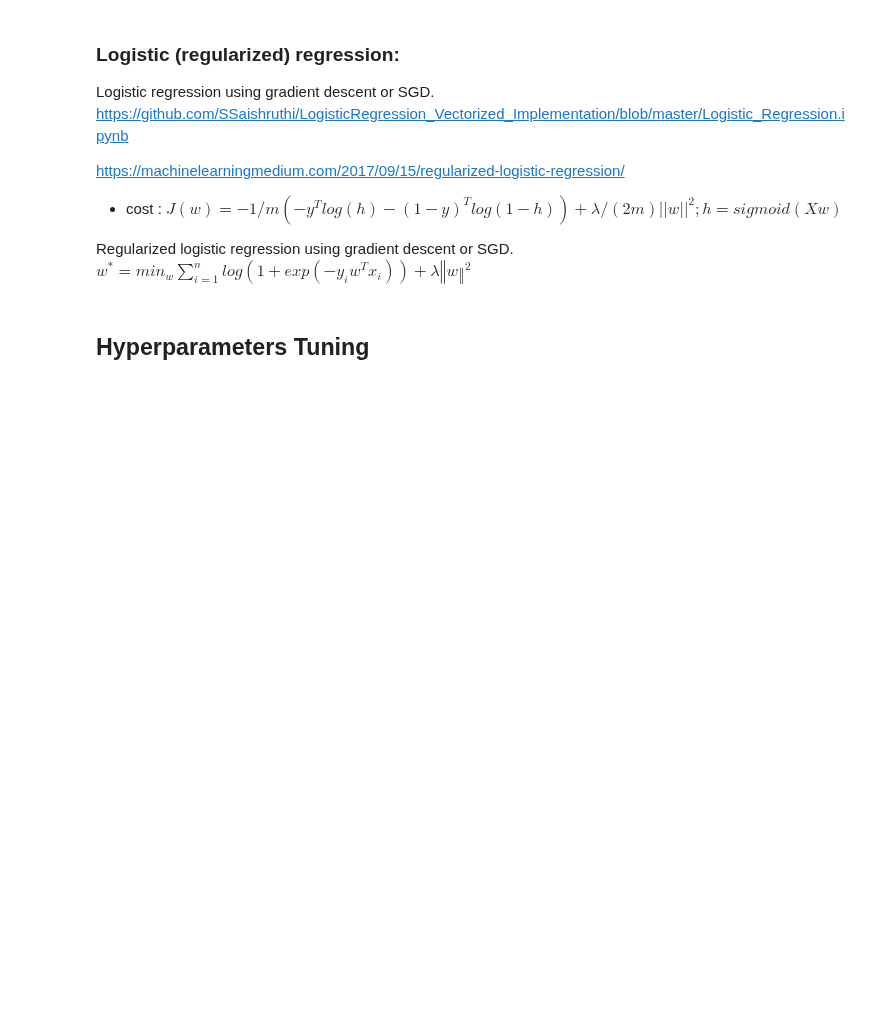
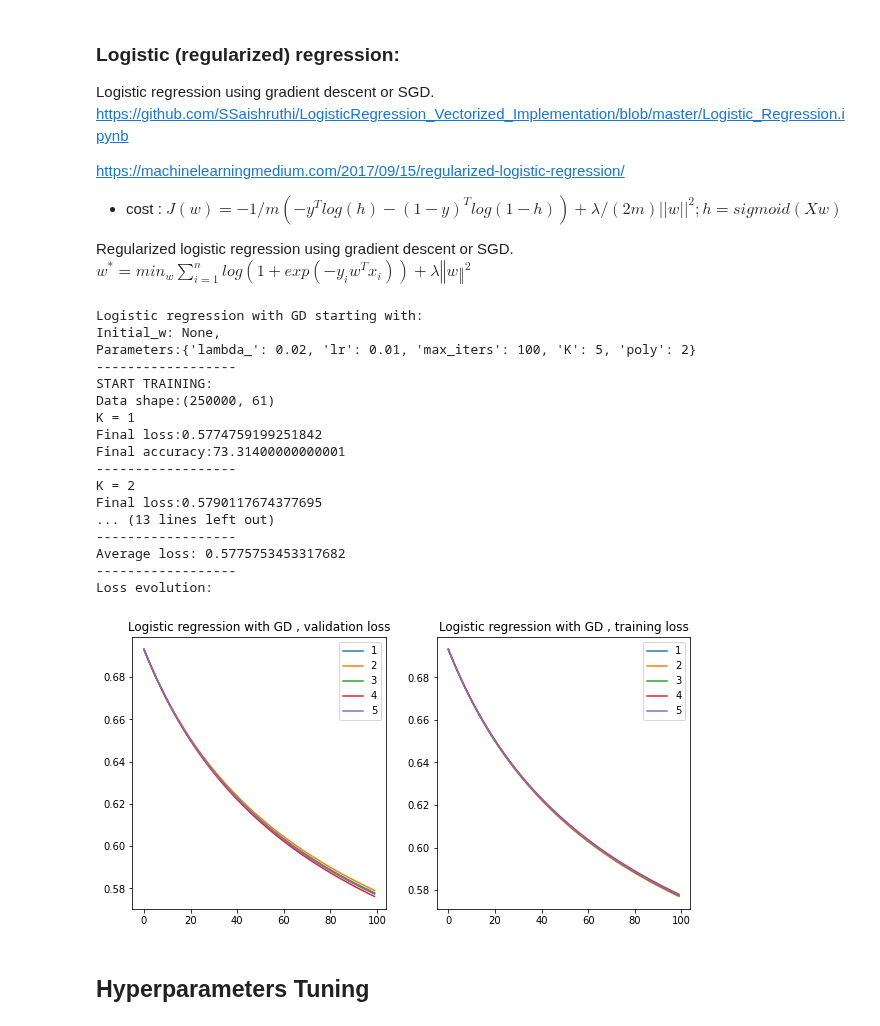
Before and after one commit to Dreyvor/ML_Project_1, a Jupyter notebook: source/project_1.ipynb, the cells around one changed output. Cells and saved outputs as stored; diff of their text form; code cells hidden in the pictures; blank space fills up the shorter version.

```diff
--- a/source/project_1.ipynb
+++ b/source/project_1.ipynb
@@ -733,4 +637,4 @@ def least_squares(y, tX, parameters=None):
 # Test of LS_normal:
 with open('parameters/default_parameters.json') as json_file:
     default_parameters = json.load(json_file)
-best_w, avg_loss = least_squares(y=y, tX=tX)
+best_w, avg_loss = least_squares(y=y, tX=tX, parameters=default_parameters)
@@ -788,4 +704,4 @@ def ridge_regression(y, tX, parameters = None):
 # Test of RR_normal:
 with open('parameters/default_parameters.json') as json_file:
     default_parameters = json.load(json_file)
-best_w, avg_loss = ridge_regression(y = y, tX = tX)
+best_w, avg_loss = ridge_regression(y = y, tX = tX, parameters = default_parameters)
@@ -868,12 +802,7 @@ def update_weights_logistic(tX, y, w, parameters):
     w -= lr * gradient
     return w
 # %%
-def logistic_regression(y,
-                        tX,
-                        initial_w,
-                        max_iters=None,
-                        gamma=None,
-                        parameters=None):
+def logistic_regression(y, tX, initial_w, parameters):
     """
     logistic_regression: logistic (regularized) regression with GD
     @input:
@@ -886,23 +815,9 @@ def logistic_regression(y,
     - double avg_loss: average loss over validation sets during cross-val
     """
     model = 'LR'
-    if max_iters != None and gamma != None:
-        parameters = {
-            "LR": {
-                "lambda_": 0.0,
-                "lr": 0.3,
-                "max_iters": 100,
-                "K": 5,
-                "poly": 2
-            }
-        }
-    poly = parameters[model]['poly']
-    good_shape = 1 + tX.shape[1] * poly
-    if initial_w.shape[0] != good_shape:
-        print(
-            'Wrong shape for initial_w, should be of shape {}. Polynomial expans of deg {} + a bias term'
-            .format(good_shape, poly))
-        print('We will use initial_w = 0 everywhere instead:')
-        initial_w = np.zeros(tX.shape[1] * poly + 1)
-    best_w, avg_loss = train_model(tX, y, model, initial_w, parameters)
+    best_w, avg_loss = train_model(tX=tX,
+                                   y=y,
+                                   model=model,
+                                   initial_w=initial_w,
+                                   param=parameters)
     return best_w, avg_loss
@@ -948,9 +824,26 @@ def reg_logistic_regression(y,
 # %%
 # Test of logistic regularized regression:
 with open('parameters/default_parameters.json') as json_file:
     default_parameters = json.load(json_file)
 best_w, avg_loss = logistic_regression(tX=tX,
-                                       y=y,
-                                       initial_w=np.zeros(tX.shape[1] * 2 + 1),
-                                       max_iters=100,
-                                       gamma=0.3)
+                                    y=y,initial_w=None,
+                                    parameters=default_parameters)
+# %% [output]
+Logistic regression with GD starting with:
+Initial_w: None,
+Parameters:{'lambda_': 0.02, 'lr': 0.01, 'max_iters': 100, 'K': 5, 'poly': 2}
+------------------
+START TRAINING:
+Data shape:(250000, 61)
+K = 1
+Final loss:0.5774759199251842
+Final accuracy:73.31400000000001
+------------------
+K = 2
+Final loss:0.5790117674377695
+... (13 lines left out)
+------------------
+Average loss: 0.5775753453317682
+------------------
+Loss evolution:
+[figure, added]
```
Also changed, not shown: parts of 53 cells of this notebook, 6 other files.
